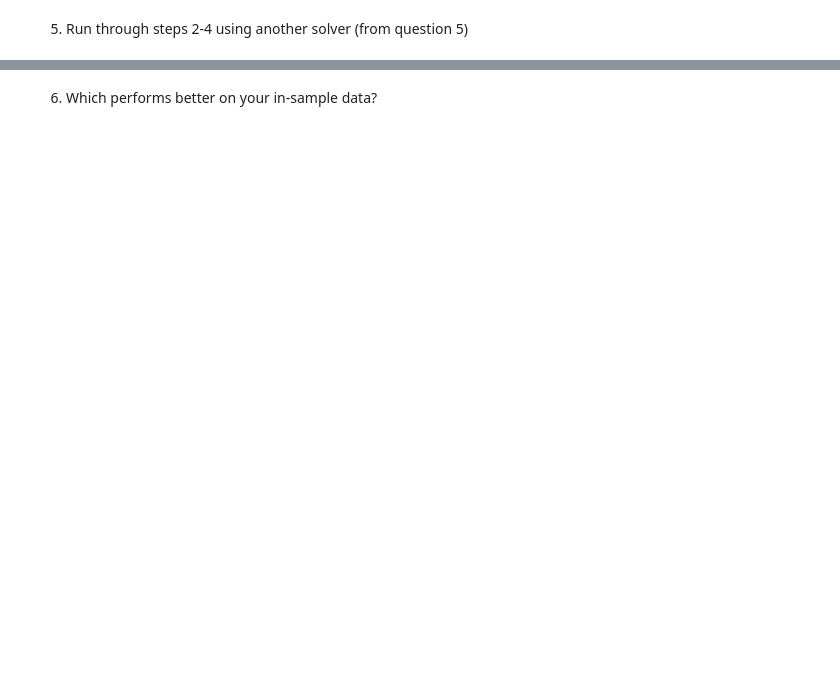
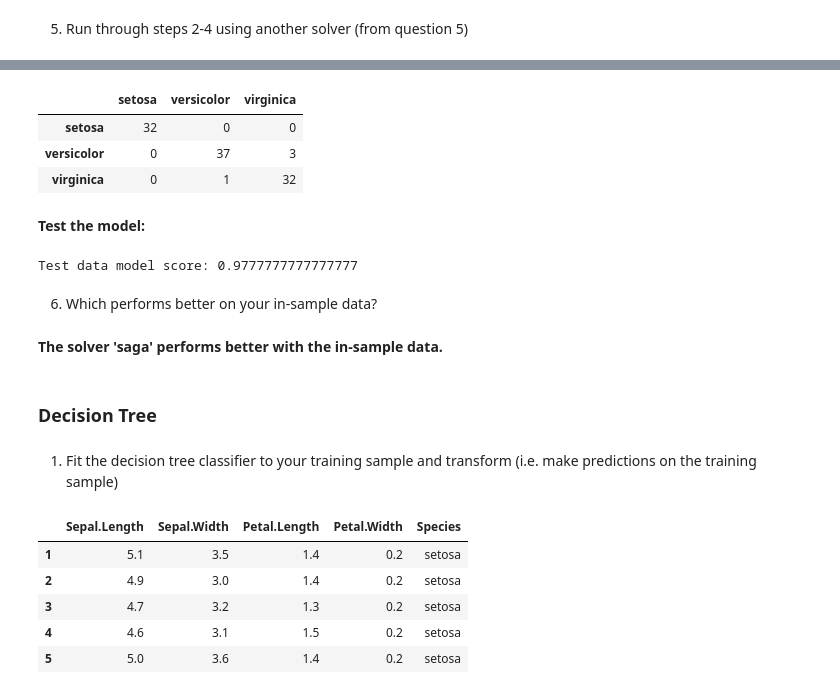
Before and after one commit to cari-holmes/ds-methodologies-exercises, a Jupyter notebook: classification/model.ipynb, the cells around one changed output, grey strips where cells are left out. Saved outputs shown, nothing was run; the diff lists cells and outputs as text; code cells hidden in the pictures; blank space fills up the shorter version.

```diff
--- a/classification/model.ipynb
+++ b/classification/model.ipynb
@@ -79,2 +275,33 @@ Classification Report:
+# %%
+sorted(y_train.Species.unique())
+labels = sorted(y_train.Species.unique())
+pd.DataFrame(confusion_matrix(y_train, y_pred), index=labels, columns=labels)
+# %% [output]
+|  | setosa | versicolor | virginica |
+| setosa | 32 | 0 | 0 |
+| versicolor | 0 | 37 | 3 |
+| virginica | 0 | 1 | 32 |
+# %% [markdown]
+**Test the model:**
+# %%
+print('Test data model score:', format(logit.score(x_test, y_test)))
+# %% [output]
+Test data model score: 0.9777777777777777
 # %% [markdown]
 6. Which performs better on your in-sample data?
+# %% [markdown]
+**The solver 'saga' performs better with the in-sample data.**
+# %% [markdown]
+### Decision Tree
+# %% [markdown]
+1. Fit the decision tree classifier to your training sample and transform (i.e. make predictions on the training sample)
+# %%
+df_iris = data('iris')
+df_iris.head()
+# %% [output]
+|  | Sepal.Length | Sepal.Width | Petal.Length | Petal.Width | Species |
+| 1 | 5.1 | 3.5 | 1.4 | 0.2 | setosa |
+| 2 | 4.9 | 3.0 | 1.4 | 0.2 | setosa |
+| 3 | 4.7 | 3.2 | 1.3 | 0.2 | setosa |
+| 4 | 4.6 | 3.1 | 1.5 | 0.2 | setosa |
+| 5 | 5.0 | 3.6 | 1.4 | 0.2 | setosa |
```
Also changed, not shown: parts of 67 cells of this notebook.
